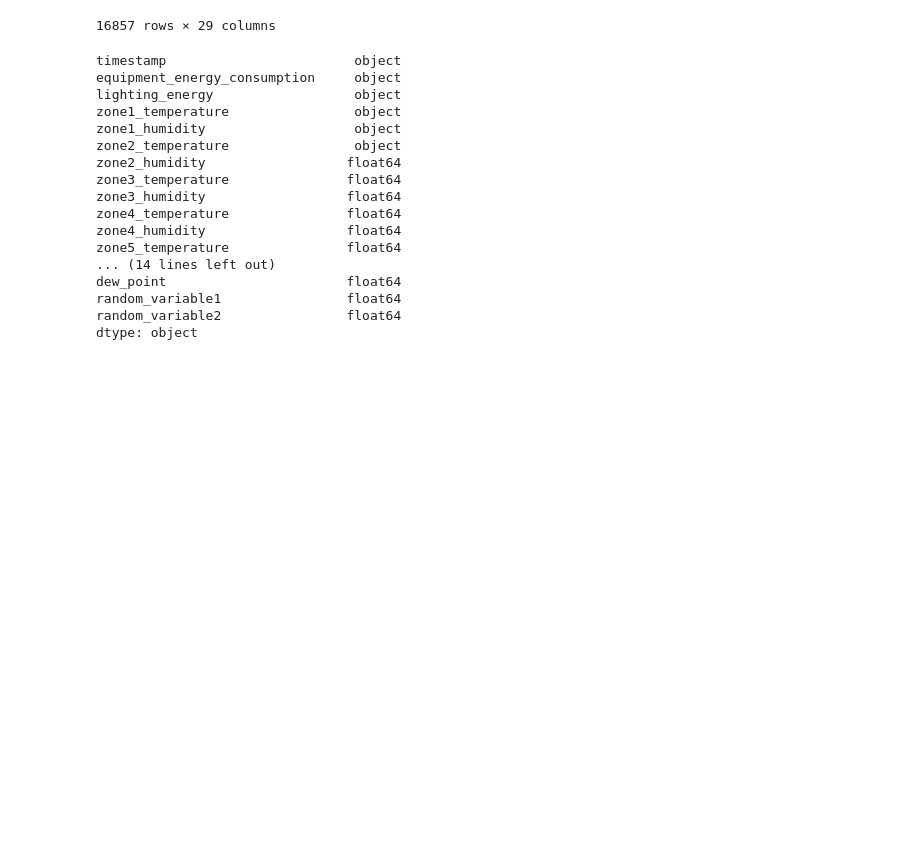
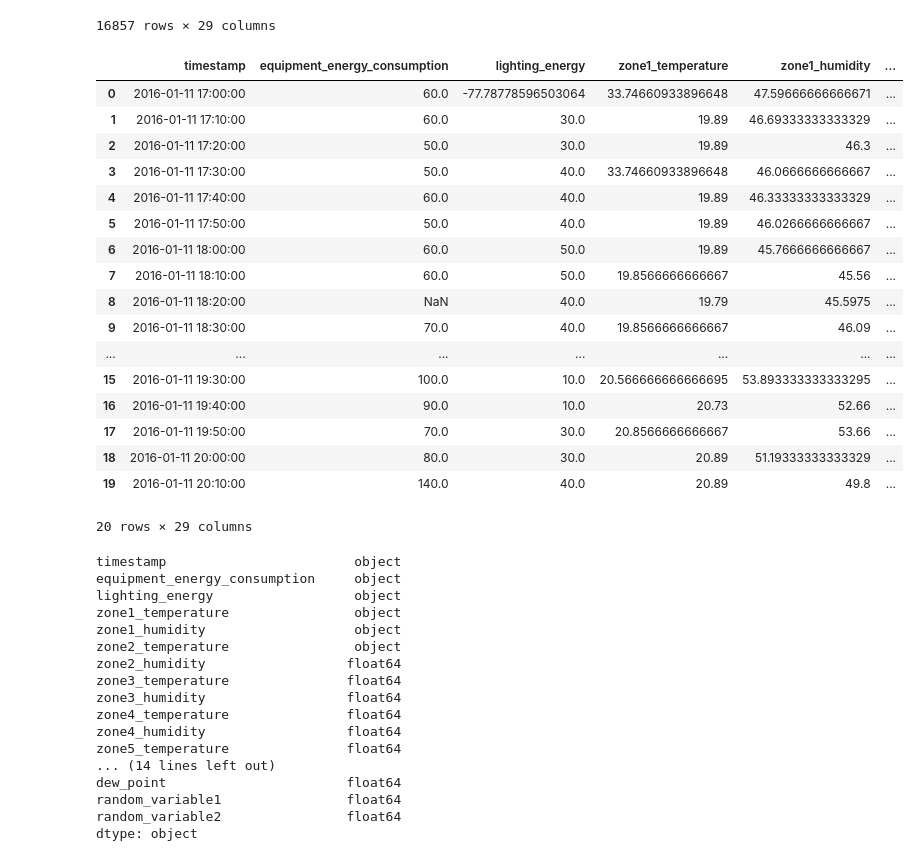
Before and after one commit to Shiv-am-04/DS-Intern-Assignment-Shivam-Ghuge, a Jupyter notebook: notebook/energy_prediction.ipynb, the cells around one changed output. Drawn from its saved outputs; the diff is of its cells as text; code cells hidden in the pictures; blank space fills up the shorter version.

Commit message:
data_preprocessing step completed successfully

```diff
--- a/notebook/energy_prediction.ipynb
+++ b/notebook/energy_prediction.ipynb
@@ -19,6 +20,29 @@ data
 | 16855 | 2016-11-04 13:20:00 | 80.0 | 0.0 | 22.5 | 39.36 | ... |
 | 16856 | 2016-12-01 15:50:00 | 30.0 | 0.0 | 20.066666666666695 | 43.863333333333294 | ... |
 16857 rows × 29 columns
+# %%
+data.sort_values(by='timestamp',inplace=True)
+# %%
+data[:20]
+# %% [output]
+|  | timestamp | equipment_energy_consumption | lighting_energy | zone1_temperature | zone1_humidity | ... |
+| 0 | 2016-01-11 17:00:00 | 60.0 | -77.78778596503064 | 33.74660933896648 | 47.59666666666671 | ... |
+| 1 | 2016-01-11 17:10:00 | 60.0 | 30.0 | 19.89 | 46.69333333333329 | ... |
+| 2 | 2016-01-11 17:20:00 | 50.0 | 30.0 | 19.89 | 46.3 | ... |
+| 3 | 2016-01-11 17:30:00 | 50.0 | 40.0 | 33.74660933896648 | 46.0666666666667 | ... |
+| 4 | 2016-01-11 17:40:00 | 60.0 | 40.0 | 19.89 | 46.33333333333329 | ... |
+| 5 | 2016-01-11 17:50:00 | 50.0 | 40.0 | 19.89 | 46.0266666666667 | ... |
+| 6 | 2016-01-11 18:00:00 | 60.0 | 50.0 | 19.89 | 45.7666666666667 | ... |
+| 7 | 2016-01-11 18:10:00 | 60.0 | 50.0 | 19.8566666666667 | 45.56 | ... |
+| 8 | 2016-01-11 18:20:00 | NaN | 40.0 | 19.79 | 45.5975 | ... |
+| 9 | 2016-01-11 18:30:00 | 70.0 | 40.0 | 19.8566666666667 | 46.09 | ... |
+| ... | ... | ... | ... | ... | ... | ... |
+| 15 | 2016-01-11 19:30:00 | 100.0 | 10.0 | 20.566666666666695 | 53.893333333333295 | ... |
+| 16 | 2016-01-11 19:40:00 | 90.0 | 10.0 | 20.73 | 52.66 | ... |
+| 17 | 2016-01-11 19:50:00 | 70.0 | 30.0 | 20.8566666666667 | 53.66 | ... |
+| 18 | 2016-01-11 20:00:00 | 80.0 | 30.0 | 20.89 | 51.19333333333329 | ... |
+| 19 | 2016-01-11 20:10:00 | 140.0 | 40.0 | 20.89 | 49.8 | ... |
+20 rows × 29 columns
 # %%
 data.dtypes
 
```
Also changed, not shown: parts of 68 cells of this notebook, 15 other files.
